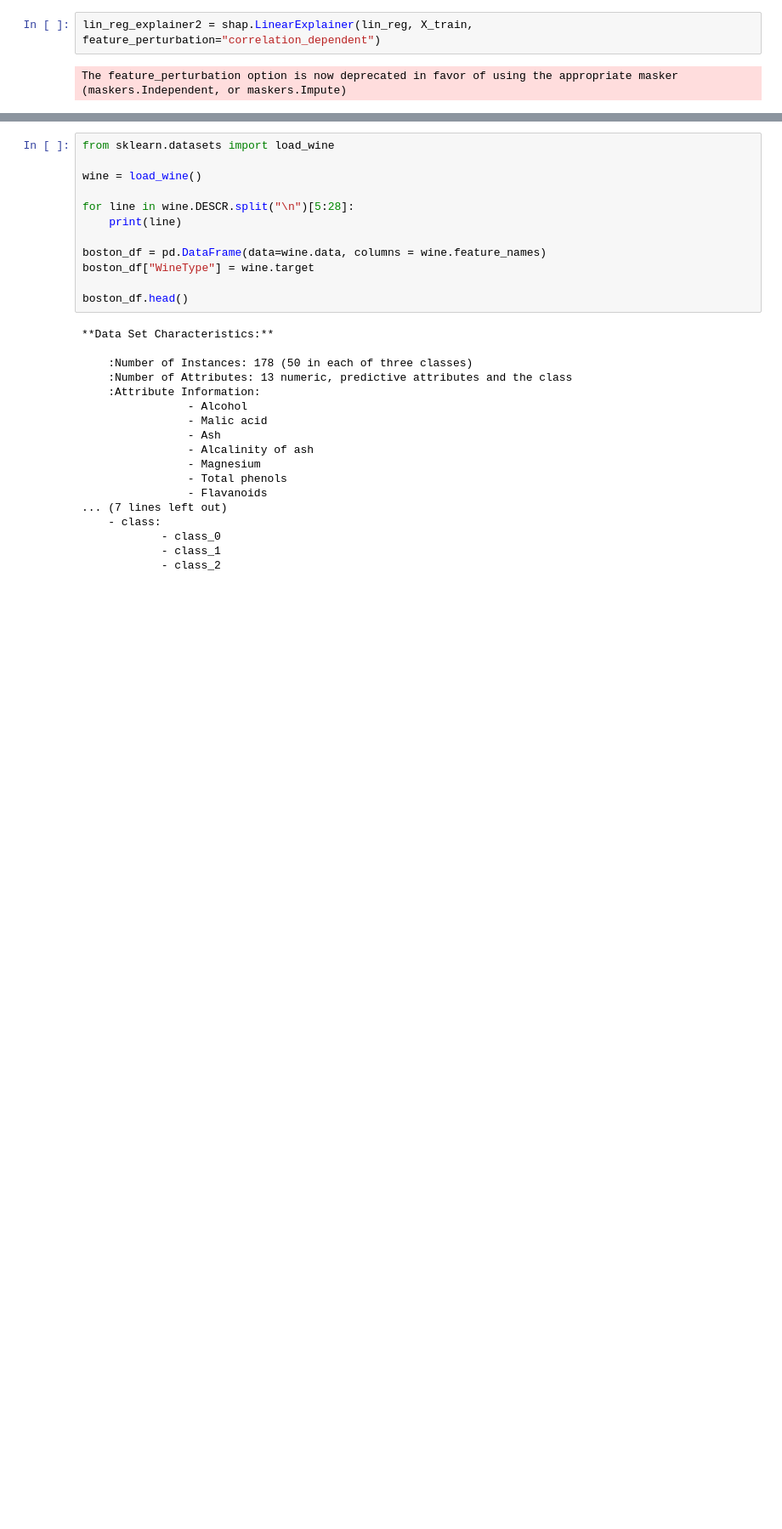
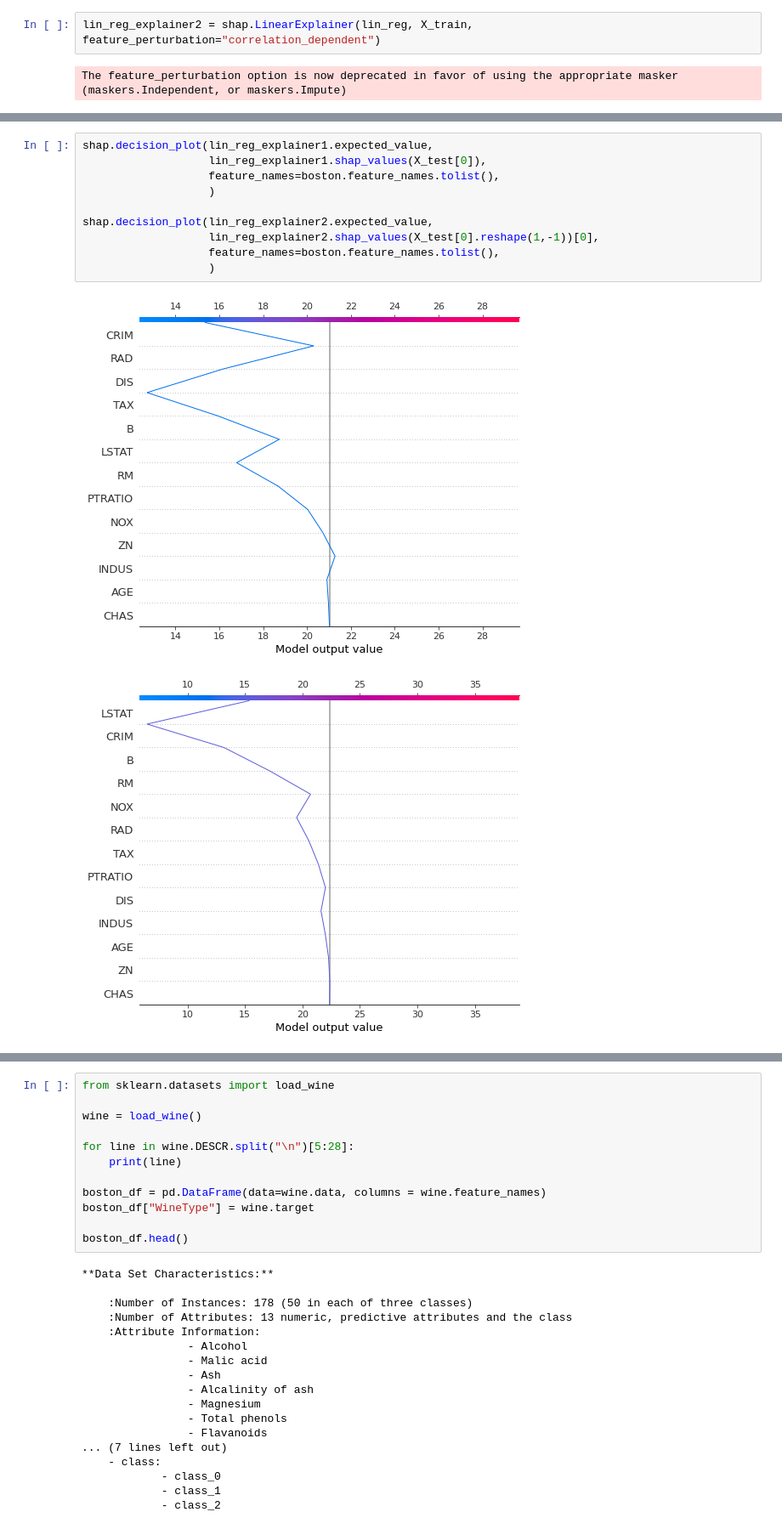
Before and after one commit to VeronikaBerezhnaia/OC_P7_credit_scoring, a Jupyter notebook: shap_test.ipynb, the cells around one changed output, grey strips where cells are left out. Shown: that part at 85% size. Cells and saved outputs as stored; diff of their text form; blank space fills up the shorter version.

```diff
--- a/shap_test.ipynb
+++ b/shap_test.ipynb
@@ -161,0 +190,13 @@ shap.bar_plot(lin_reg_explainer2.shap_values(X_test[0].reshape(1,-1))[0],
+# %%
+shap.decision_plot(lin_reg_explainer1.expected_value,
+                   lin_reg_explainer1.shap_values(X_test[0]),
+                   feature_names=boston.feature_names.tolist(),
+                   )
+
+shap.decision_plot(lin_reg_explainer2.expected_value,
+                   lin_reg_explainer2.shap_values(X_test[0].reshape(1,-1))[0],
+                   feature_names=boston.feature_names.tolist(),
+                   )
+# %% [output]
+[figure, added]
+[figure, added]
```
Also changed, not shown: parts of 14 cells of this notebook.
